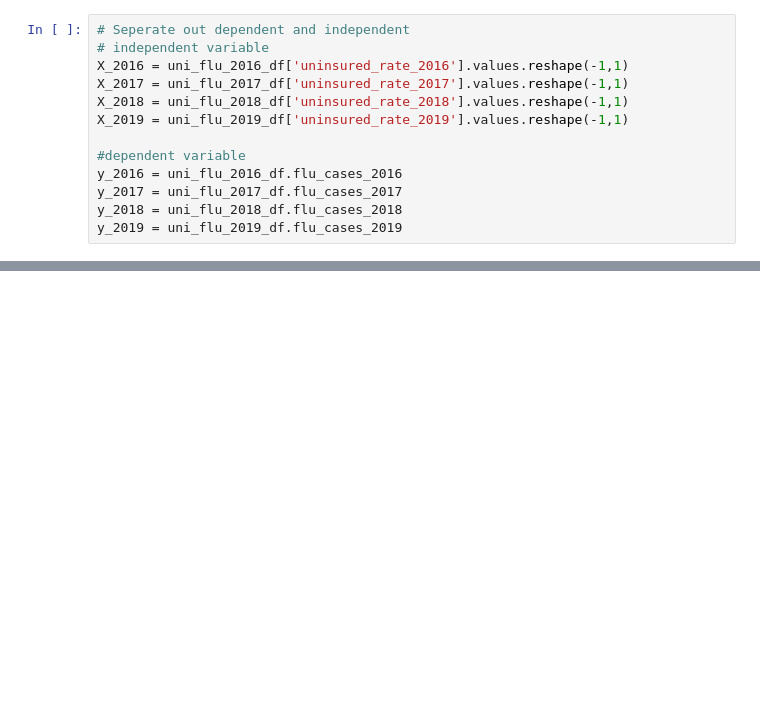
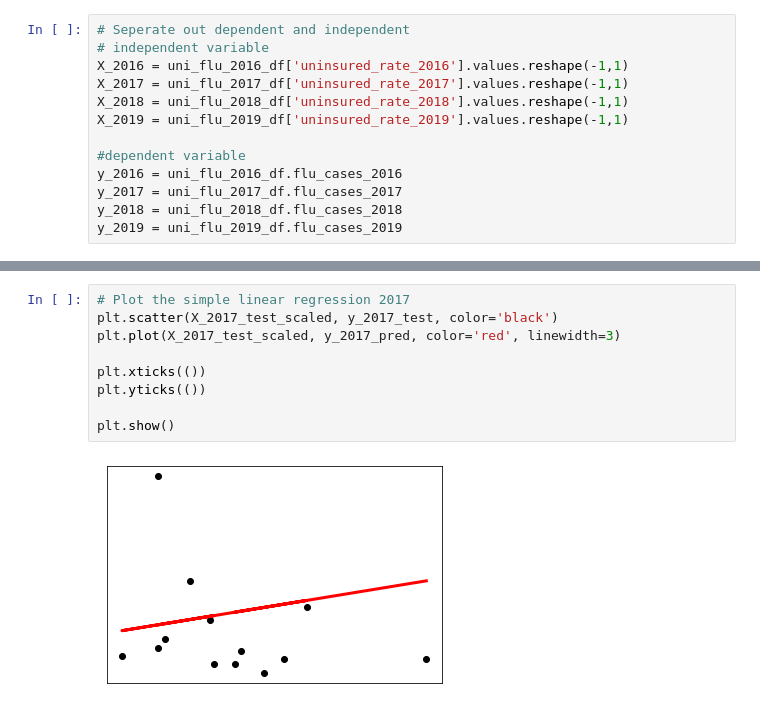
Before and after one commit to lindsera1/GoingViral, a Jupyter notebook: flu_uni_LR.ipynb, the cells around one changed output, grey strips where cells are left out. Saved outputs shown, nothing was run; the diff lists cells and outputs as text; blank space fills up the shorter version.

```diff
--- a/flu_uni_LR.ipynb
+++ b/flu_uni_LR.ipynb
@@ -126,0 +211,11 @@ lin_reg_2019.score(X_2019_scaled, y_2019)
+# %%
+# Plot the simple linear regression 2017
+plt.scatter(X_2017_test_scaled, y_2017_test, color='black')
+plt.plot(X_2017_test_scaled, y_2017_pred, color='red', linewidth=3)
+
+plt.xticks(())
+plt.yticks(())
+
+plt.show()
+# %% [output]
+[figure, added]
```
Also changed, not shown: parts of 11 cells of this notebook.
